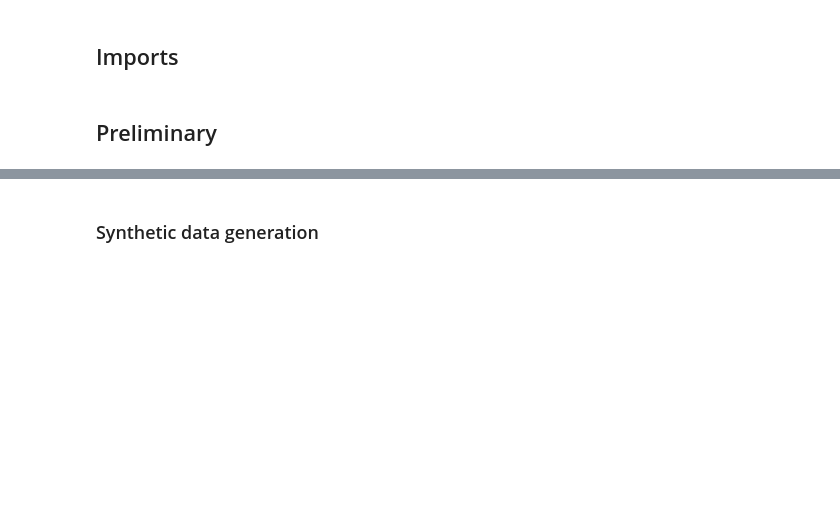
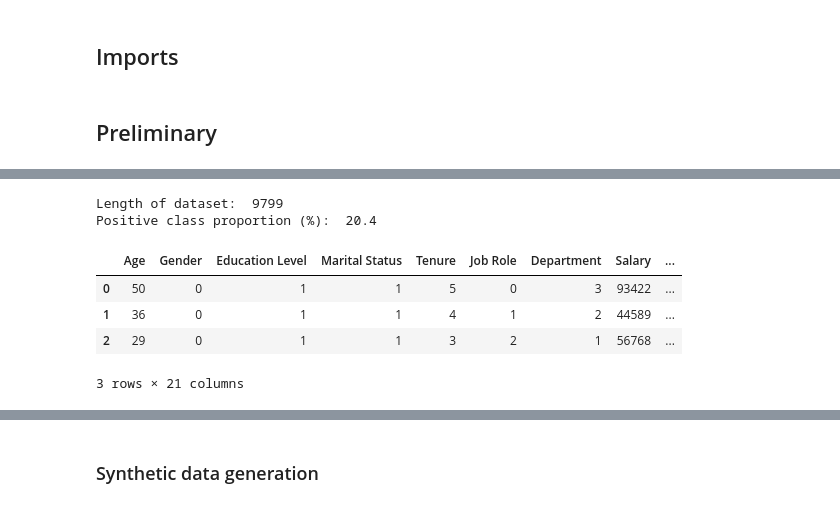
Before and after one commit to Lauryne-Moyse/MSc_Code_Public, a Jupyter notebook: Code_project.ipynb, the cells around one changed output, grey strips where cells are left out. Saved outputs shown, nothing was run; the diff lists cells and outputs as text; code cells hidden in the pictures; blank space fills up the shorter version.

```diff
--- a/Code_project.ipynb
+++ b/Code_project.ipynb
@@ -28,0 +83,11 @@ import torch
+# %%
+X_churn, y_churn = data_overview(data_churn, "Churn")
+data_churn.head(3)
+# %% [output]
+Length of dataset:  9799
+Positive class proportion (%):  20.4
+|  | Age | Gender | Education Level | Marital Status | Tenure | Job Role | Department | Salary | ... |
+| 0 | 50 | 0 | 1 | 1 | 5 | 0 | 3 | 93422 | ... |
+| 1 | 36 | 0 | 1 | 1 | 4 | 1 | 2 | 44589 | ... |
+| 2 | 29 | 0 | 1 | 1 | 3 | 2 | 1 | 56768 | ... |
+3 rows × 21 columns
```
Also changed, not shown: parts of 24 cells of this notebook, 6 other files.
